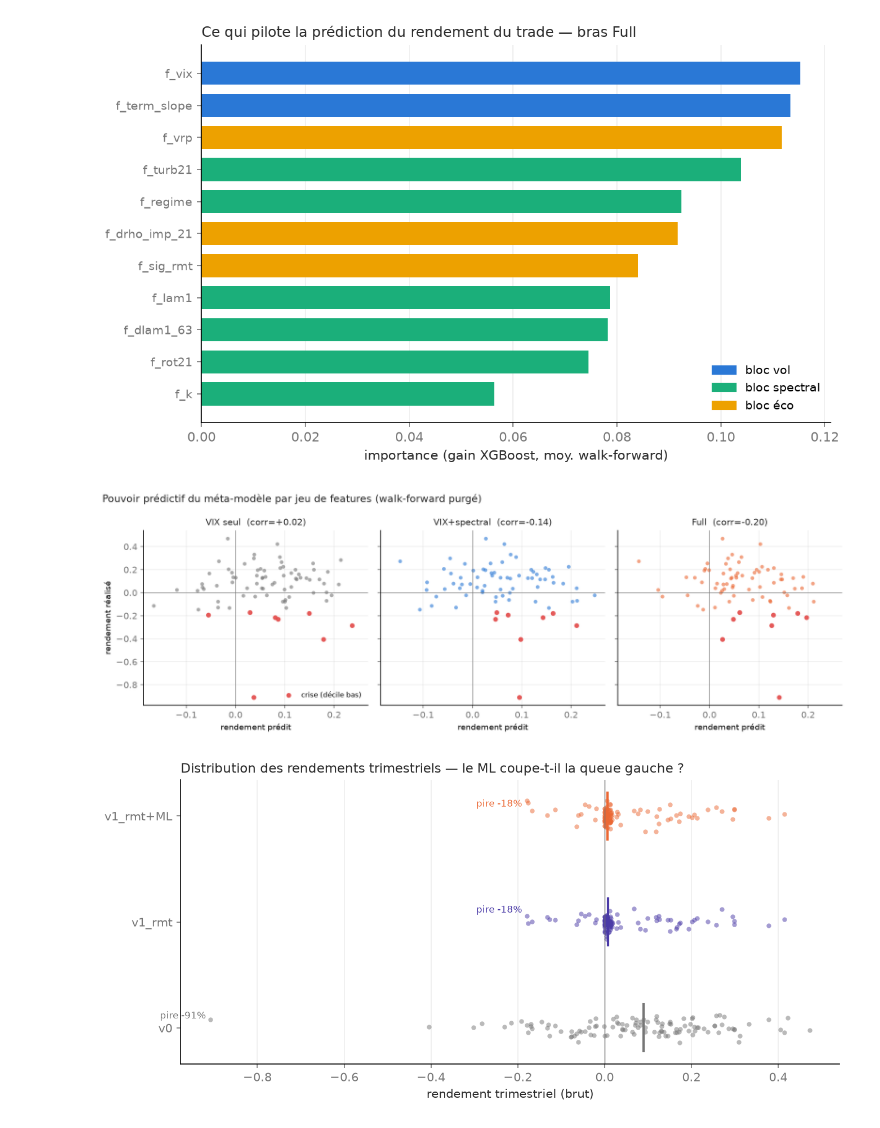
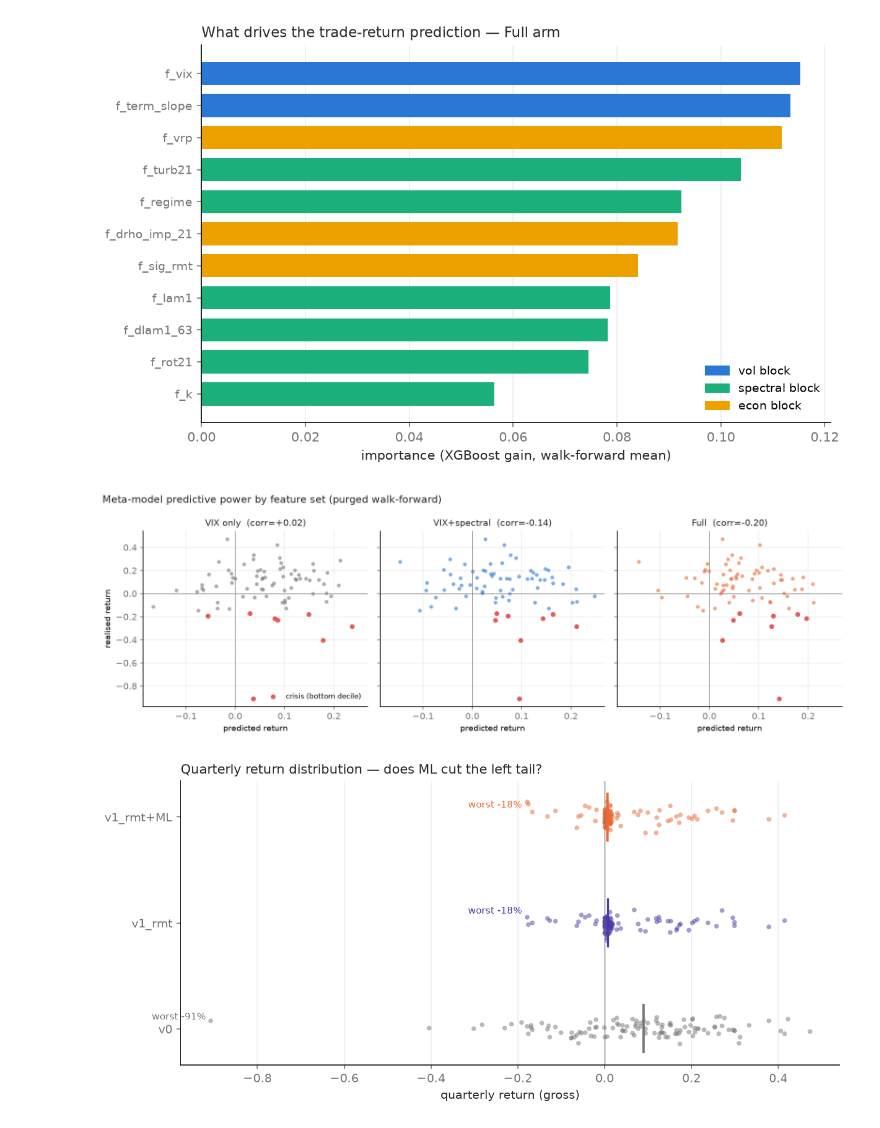
Before and after one commit to NSB22/Dispersion-Trading-Project, a Jupyter notebook: exploration_notebooks/09_ml_results.ipynb, the cells around one changed output. Saved outputs shown, nothing was run; the diff lists cells and outputs as text; code cells hidden in the pictures.

```diff
--- a/exploration_notebooks/09_ml_results.ipynb
+++ b/exploration_notebooks/09_ml_results.ipynb
@@ -41,10 +41,10 @@ chargé. stratégies: ['v0', 'v0_net', 'v1', 'v1_net', 'v1rmt', 'v1rmt_net', 'ml
 # %%
-# FIG 1 — NAV cumulée nette, 4 stratégies (log), crises ombrées
+# FIG 1 — Cumulative net NAV, 4 strategies (log), shaded crises
 fig, ax = plt.subplots(figsize=(11, 5.4))
-series = [("v0_net", "v0 (inconditionnel)", COL["v0"], "-", 0),
-          ("v1_net", "v1 (seuil spread)", COL["v1"], "-", 0),
-          ("v1rmt_net", "v1_rmt (ancre 252j)", COL["v1rmt"], "-", 10),
-          ("ml_Full_net", "v1_rmt + ML (veto) — se superpose", COL["ml"], (0, (4, 2)), -12)]
+series = [("v0_net", "v0 (unconditional)", COL["v0"], "-", 0),
+          ("v1_net", "v1 (spread threshold)", COL["v1"], "-", 0),
+          ("v1rmt_net", "v1_rmt (252d anchor)", COL["v1rmt"], "-", 10),
+          ("ml_Full_net", "v1_rmt + ML (veto) — overlaps", COL["ml"], (0, (4, 2)), -12)]
 shade(ax)
 for tag, lab, c, ls, dy in series:
     d = pd.read_parquet(P / f"backtest_{tag}_daily.parquet"); d["date"] = pd.to_datetime(d["date"])
@@ -52,9 +52,9 @@ for tag, lab, c, ls, dy in series:
     ax.plot(d["date"], nav, color=c, lw=1.6, ls=ls, label=lab)
     ax.annotate(lab, xy=(d["date"].iloc[-1], nav.iloc[-1]), xytext=(8, dy),
                 textcoords="offset points", va="center", fontsize=8, color=c)
-ax.set_yscale("log"); ax.set_ylabel("NAV cumulée nette (log, base 1)", color=INK)
+ax.set_yscale("log"); ax.set_ylabel("Cumulative NAV net of costs (log, base 1)", color=INK)
 ax.set_xlim(right=pd.Timestamp("2027-06-01"))
-ax.set_title("Stratégies de dispersion nettes de coûts, S&P 500, 1996–2024",
+ax.set_title("Dispersion strategies net of costs, S&P 500, 1996–2024",
              loc="left", fontsize=11.5, color=INK)
 ax.legend(loc="upper left", frameon=False, fontsize=8.5, ncol=2)
 ax.tick_params(colors=MUTED); ax.xaxis.set_major_locator(mdates.YearLocator(4))
@@ -107,24 +107,24 @@ fig.tight_layout(); fig.savefig(FIG / "fig_regime_timeline.png", bbox_inches="ti
 # %%
-# FIG 4 — Importance des features (gain XGBoost, bras Full), couleur par bloc
+# FIG 4 — Feature importance (XGBoost gain, Full arm), colour per block
 BLOCK = {"f_vix": "vol", "f_term_slope": "vol", "f_lam1": "spectral", "f_dlam1_63": "spectral",
          "f_turb21": "spectral", "f_k": "spectral", "f_rot21": "spectral", "f_regime": "spectral",
-         "f_vrp": "éco", "f_drho_imp_21": "éco", "f_sig_rmt": "éco"}
-BCOL = {"vol": "#2a78d6", "spectral": "#1baf7a", "éco": "#eda100"}
+         "f_vrp": "econ", "f_drho_imp_21": "econ", "f_sig_rmt": "econ"}
+BCOL = {"vol": "#2a78d6", "spectral": "#1baf7a", "econ": "#eda100"}
 imp = pd.Series(summary["Full"]["importance"]).sort_values()
 fig, ax = plt.subplots(figsize=(8.2, 5))
 ax.barh(range(len(imp)), imp.values, color=[BCOL[BLOCK[f]] for f in imp.index], height=0.72)
 ax.set_yticks(range(len(imp))); ax.set_yticklabels(imp.index, fontsize=9)
-ax.set_xlabel("importance (gain XGBoost, moy. walk-forward)", color=INK)
-ax.set_title("Ce qui pilote la prédiction du rendement du trade — bras Full", loc="left",
+ax.set_xlabel("importance (XGBoost gain, walk-forward mean)", color=INK)
+ax.set_title("What drives the trade-return prediction — Full arm", loc="left",
              fontsize=11, color=INK)
 handles = [plt.Rectangle((0, 0), 1, 1, color=BCOL[b]) for b in BCOL]
-ax.legend(handles, [f"bloc {b}" for b in BCOL], frameon=False, fontsize=9, loc="lower right")
+ax.legend(handles, [f"{b} block" for b in BCOL], frameon=False, fontsize=9, loc="lower right")
 ax.tick_params(colors=MUTED); ax.grid(axis="y", alpha=0)
 fig.tight_layout(); fig.savefig(FIG / "fig_feature_importance.png", bbox_inches="tight"); plt.show()
 # %% [output]
-[figure, old version]
+[figure, new version]
 # %%
-# FIG 5 — Prédit vs réalisé (rendement trimestriel), par bras, crises en rouge
+# FIG 5 — Predicted vs realised (quarterly return), per arm, crises in red
 fig, axes = plt.subplots(1, 3, figsize=(12, 4), sharex=True, sharey=True)
 y = pred["y"].to_numpy()
 crisis = y <= np.nanquantile(y, 0.10)
@@ -134,36 +134,36 @@ for ax, arm in zip(axes, arms):
     r = np.corrcoef(yh[ok], y[ok])[0, 1] if ok.sum() > 3 else np.nan
     ax.axhline(0, color=MUTED, lw=0.6); ax.axvline(0, color=MUTED, lw=0.6)
     ax.scatter(yh[ok & ~crisis], y[ok & ~crisis], s=18, color=COL[arm], alpha=0.6, lw=0)
-    ax.scatter(yh[ok & crisis], y[ok & crisis], s=30, color="#e34948", alpha=0.9, lw=0, label="crise (décile bas)")
+    ax.scatter(yh[ok & crisis], y[ok & crisis], s=30, color="#e34948", alpha=0.9, lw=0, label="crisis (bottom decile)")
     ax.set_title(f"{armlab[arm]}  (corr={r:+.2f})", fontsize=10, color=INK)
-    ax.set_xlabel("rendement prédit", fontsize=9); ax.tick_params(colors=MUTED)
-axes[0].set_ylabel("rendement réalisé", fontsize=9)
+    ax.set_xlabel("predicted return", fontsize=9); ax.tick_params(colors=MUTED)
+axes[0].set_ylabel("realised return", fontsize=9)
 axes[0].legend(frameon=False, fontsize=8, loc="lower right")
-fig.suptitle("Pouvoir prédictif du méta-modèle par jeu de features (walk-forward purgé)",
+fig.suptitle("Meta-model predictive power by feature set (purged walk-forward)",
              x=0.01, ha="left", fontsize=11.5, color=INK)
 fig.tight_layout(); fig.savefig(FIG / "fig_pred_scatter.png", bbox_inches="tight"); plt.show()
 # %% [output]
-[figure, old version]
+[figure, new version]
 # %%
-# FIG 6 — Distribution des rendements trimestriels par stratégie (la coupe des queues)
+# FIG 6 — Quarterly return distribution per strategy (the tail cut)
 dist = [("v0", "v0", COL["v0"]), ("v1rmt", "v1_rmt", COL["v1rmt"]), ("ml_Full", "v1_rmt+ML", COL["ml"])]
 fig, ax = plt.subplots(figsize=(9, 4.3))
 for i, (tag, lab, c) in enumerate(dist):
     q = pd.read_parquet(P / f"backtest_{tag}_gross_quarterly.parquet" if tag.startswith("ml")
                         else P / f"backtest_{tag}_quarterly.parquet")
     r = q["ret_q"].astype(float).to_numpy()
     x = np.random.default_rng(i).normal(i, 0.06, len(r))
     ax.scatter(r, x, s=16, color=c, alpha=0.5, lw=0)
     ax.plot([np.median(r)]*2, [i-0.22, i+0.22], color=c, lw=2)
-    ax.annotate(f"pire {r.min():+.0%}", xy=(r.min(), i), xytext=(-4, 8), textcoords="offset points",
+    ax.annotate(f"worst {r.min():+.0%}", xy=(r.min(), i), xytext=(-4, 8), textcoords="offset points",
                 ha="right", fontsize=8, color=c)
 ax.axvline(0, color=MUTED, lw=0.7)
 ax.set_yticks(range(3)); ax.set_yticklabels([d[1] for d in dist])
-ax.set_xlabel("rendement trimestriel (brut)", color=INK)
-ax.set_title("Distribution des rendements trimestriels — le ML coupe-t-il la queue gauche ?",
+ax.set_xlabel("quarterly return (gross)", color=INK)
+ax.set_title("Quarterly return distribution — does ML cut the left tail?",
              loc="left", fontsize=11, color=INK)
 ax.tick_params(colors=MUTED); ax.grid(axis="y", alpha=0)
 fig.tight_layout(); fig.savefig(FIG / "fig_return_dist.png", bbox_inches="tight"); plt.show()
 # %% [output]
-[figure, old version]
+[figure, new version]
 # %%
```
Also changed, not shown: parts of 7 cells of this notebook, 53 other files.
